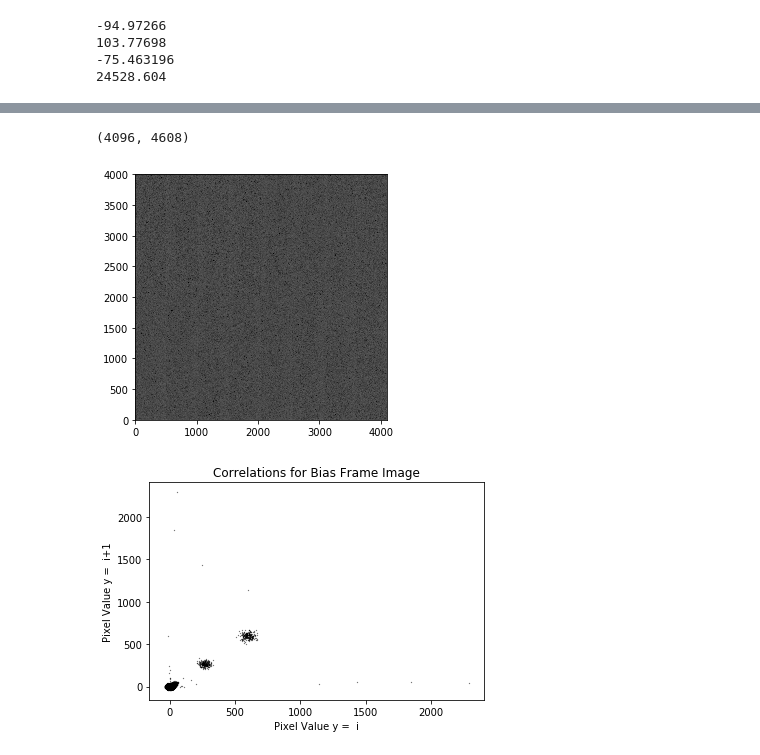
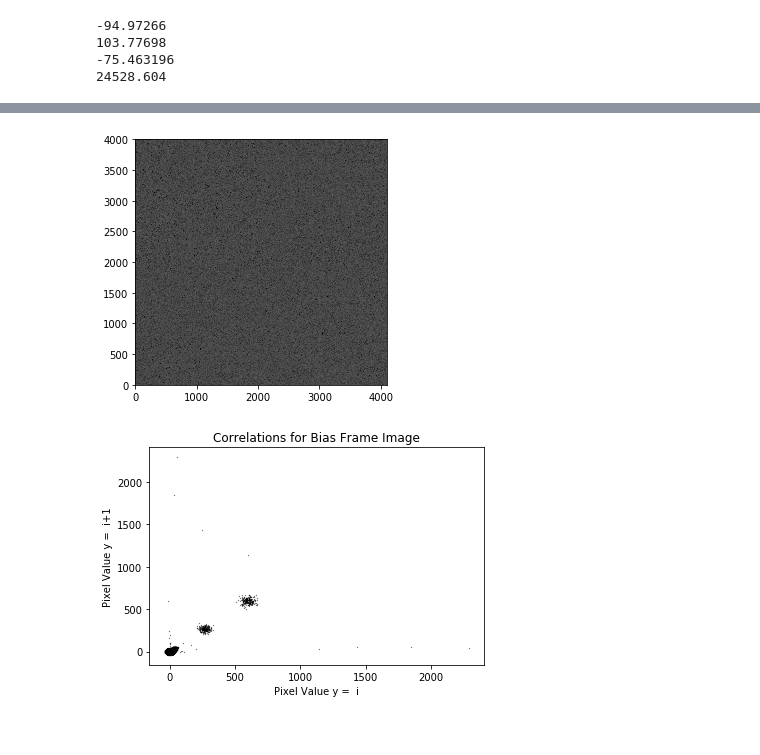
Before and after one commit to lsst/bootcamp-work, a Jupyter notebook: isr_exploration/noise_distributions.ipynb, the cells around one changed output, grey strips where cells are left out. Cells and saved outputs as stored; diff of their text form; code cells hidden in the pictures.

```diff
--- a/isr_exploration/noise_distributions.ipynb
+++ b/isr_exploration/noise_distributions.ipynb
@@ -249,4 +238,0 @@ plt.colorbar()
-# %%
-raw_image.shape
-# %% [output]
-(4096, 4608)
@@ -253,17 +247,18 @@ raw_image.shape
 # %%
 #afw_display = afwDisplay.getDisplay(frame=1,
 #                                    name=my_channel)
 #afw_display.mtv(result.exposure)
 
 afwDisplay.setDefaultBackend('matplotlib')
 my_display = afwDisplay.Display()
 my_display.scale("asinh", "zscale")
 #my_display.mtv(raw.getMaskedImage()) # Plot the raw image
-my_display.mtv(result_assemble.exposure) # Plot the CCD assembled, overscan subtracted image
+my_display.mtv(weird_bias.exposure) # Plot the CCD assembled, overscan subtracted image
+#plt.scatter(weirdpix_xs, weirdpix_ys)
 #my_display.mtv(result_bias.exposure) # Plot the master bias corrected image
 #my_display.mtv(bias.getMaskedImage()) # Plot the master bias
 # %% [output]
-[figure, old version]
+[figure, new version]
 # %%
 #The bias frames often have structure in both the parallel and serial direction.  Overscan correction does not get rid of it,
 #which is why images need to be both overscan and bias corrected.  It's stronger in ITL devices, but e2v has some structure
```
Also changed, not shown: parts of 6 cells of this notebook.
